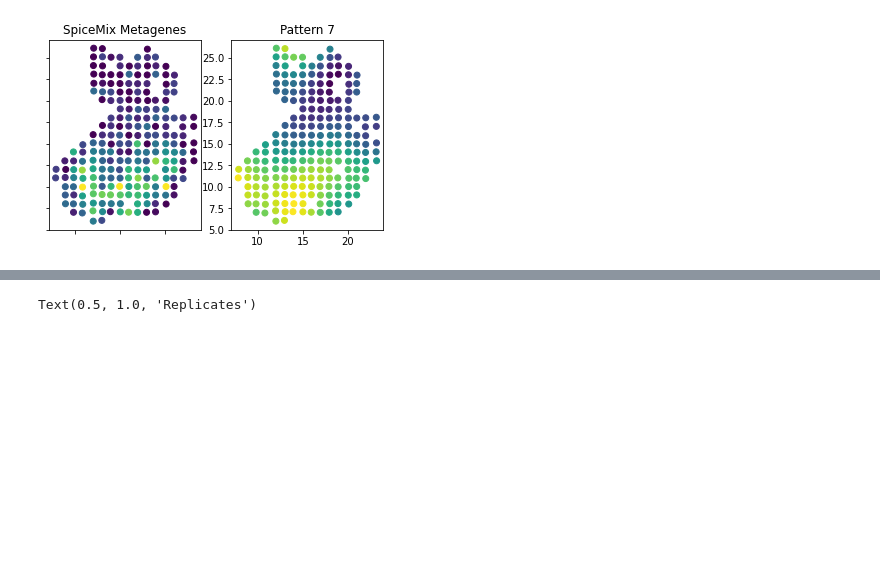
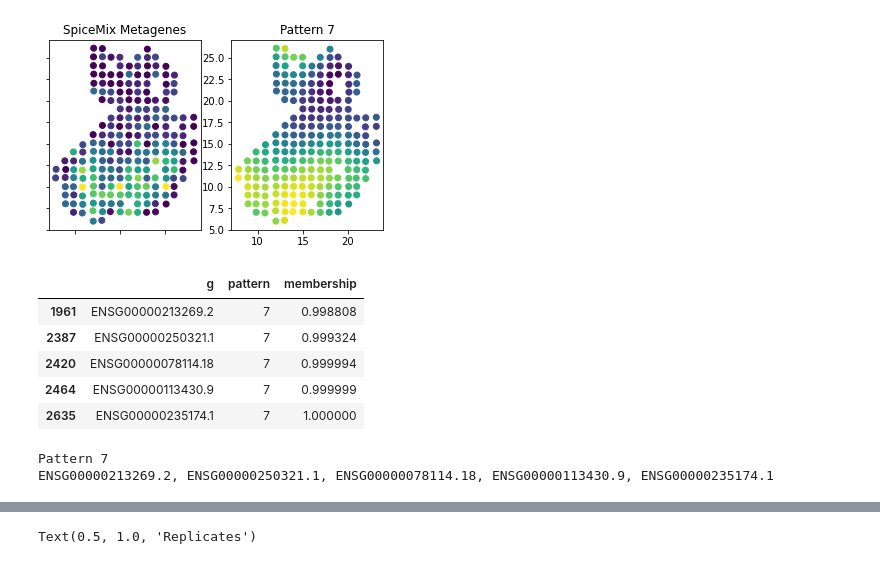
Before and after one commit to alam-shahul/popari, a Jupyter notebook: SpiceMix/analyze_results.ipynb, the cells around one changed output, grey strips where cells are left out. Cells and saved outputs as stored; diff of their text form; code cells hidden in the pictures; blank space fills up the shorter version.

Commit message:
Beginning of checking gene names from Ensembl IDs.

```diff
--- a/SpiceMix/analyze_results.ipynb
+++ b/SpiceMix/analyze_results.ipynb
@@ -209,3 +209,19 @@ spatial_de_axis.set_title(f"Pattern {pattern}")
 # %% [output]
 Text(0.5, 1.0, 'Pattern 7')
 [figure]
+# %%
+histology_results.query(f"pattern == {int(pattern)}")
+# %% [output]
+|  | g | pattern | membership |
+| 1961 | ENSG00000213269.2 | 7 | 0.998808 |
+| 2387 | ENSG00000250321.1 | 7 | 0.999324 |
+| 2420 | ENSG00000078114.18 | 7 | 0.999994 |
+| 2464 | ENSG00000113430.9 | 7 | 0.999999 |
+| 2635 | ENSG00000235174.1 | 7 | 1.000000 |
+# %%
+print('Pattern {}'.format(pattern))
+pattern_genes = ', '.join(histology_results.query(f'pattern == {pattern}').sort_values('membership')['g'].tolist())
+print(pattern_genes)
+# %% [output]
+Pattern 7
+ENSG00000213269.2, ENSG00000250321.1, ENSG00000078114.18, ENSG00000113430.9, ENSG00000235174.1
```
Also changed, not shown: parts of 3 cells of this notebook, 1 other file.
